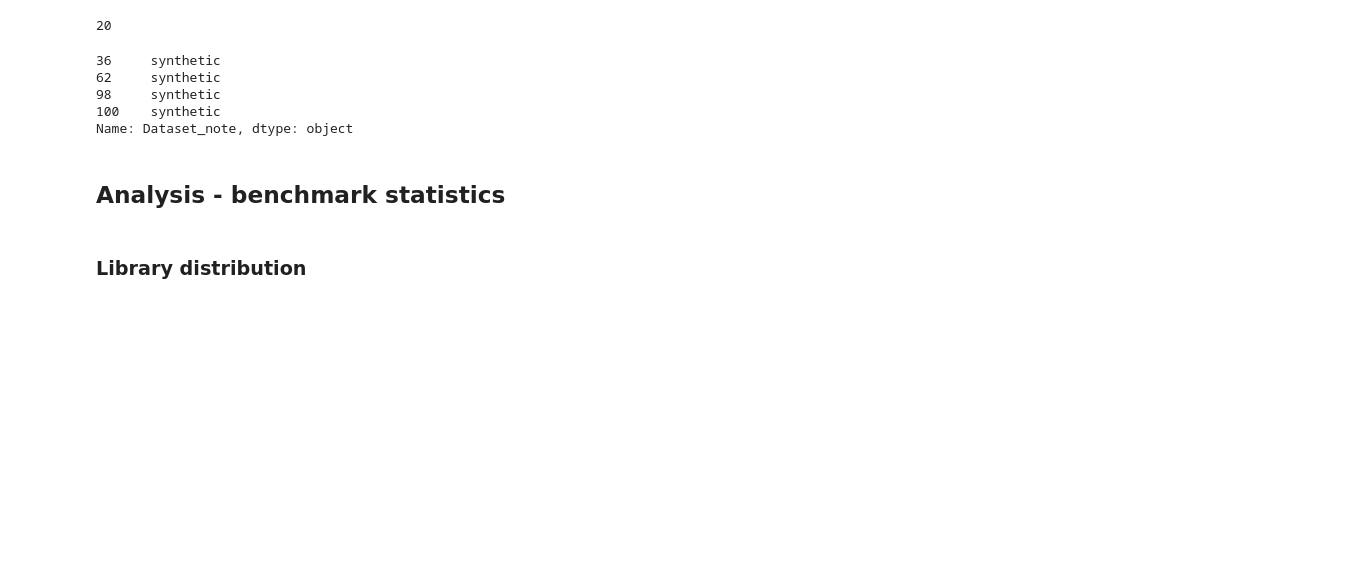
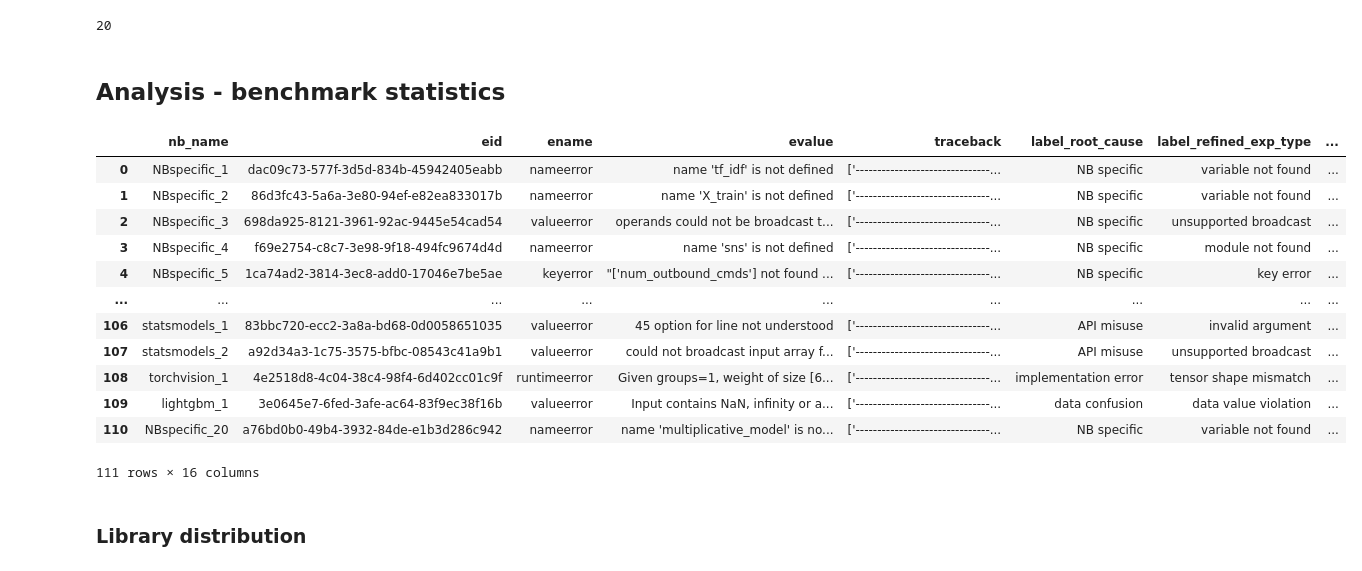
Before and after one commit to PELAB-LiU/JunoBench_construct, a Jupyter notebook: statistics_benchmark_all.ipynb, the cells around one changed output. Cells and saved outputs as stored; diff of their text form; code cells hidden in the pictures; blank space fills up the shorter version.

```diff
--- a/statistics_benchmark_all.ipynb
+++ b/statistics_benchmark_all.ipynb
@@ -71,11 +71,5 @@ df_bm_labels_all_merged_privatedata = df_bm_labels_all_merged[~df_bm_labels_all_
 # %%
-df_bm_labels_all_merged_privatedata.Dataset_note
+# df_bm_labels_all_merged_privatedata.Dataset_note
-# %% [output]
-36     synthetic
-62     synthetic
-98     synthetic
-100    synthetic
-Name: Dataset_note, dtype: object
 # %% [markdown]
 ## Analysis - benchmark statistics
 # %%
@@ -93,6 +87,22 @@ Name: Dataset_note, dtype: object
 # data_labeled_process.labeled_data_config_sum(df_bm_labels_all_merged,
 #                                              df_bm_labels_config,
 #                                              save_config_path = config.path_kaggle_benchmark_desc)
+# %%
+df_bm_labels_all_merged
+# %% [output]
+|  | nb_name | eid | ename | evalue | traceback | label_root_cause | label_refined_exp_type | ... |
+| 0 | NBspecific_1 | dac09c73-577f-3d5d-834b-45942405eabb | nameerror | name 'tf_idf' is not defined | ['-------------------------------... | NB specific | variable not found | ... |
+| 1 | NBspecific_2 | 86d3fc43-5a6a-3e80-94ef-e82ea833017b | nameerror | name 'X_train' is not defined | ['-------------------------------... | NB specific | variable not found | ... |
+| 2 | NBspecific_3 | 698da925-8121-3961-92ac-9445e54cad54 | valueerror | operands could not be broadcast t... | ['-------------------------------... | NB specific | unsupported broadcast | ... |
+| 3 | NBspecific_4 | f69e2754-c8c7-3e98-9f18-494fc9674d4d | nameerror | name 'sns' is not defined | ['-------------------------------... | NB specific | module not found | ... |
+| 4 | NBspecific_5 | 1ca74ad2-3814-3ec8-add0-17046e7be5ae | keyerror | "['num_outbound_cmds'] not found ... | ['-------------------------------... | NB specific | key error | ... |
+| ... | ... | ... | ... | ... | ... | ... | ... | ... |
+| 106 | statsmodels_1 | 83bbc720-ecc2-3a8a-bd68-0d0058651035 | valueerror | 45 option for line not understood | ['-------------------------------... | API misuse | invalid argument | ... |
+| 107 | statsmodels_2 | a92d34a3-1c75-3575-bfbc-08543c41a9b1 | valueerror | could not broadcast input array f... | ['-------------------------------... | API misuse | unsupported broadcast | ... |
+| 108 | torchvision_1 | 4e2518d8-4c04-38c4-98f4-6d402cc01c9f | runtimeerror | Given groups=1, weight of size [6... | ['-------------------------------... | implementation error | tensor shape mismatch | ... |
+| 109 | lightgbm_1 | 3e0645e7-6fed-3afe-ac64-83f9ec38f16b | valueerror | Input contains NaN, infinity or a... | ['-------------------------------... | data confusion | data value violation | ... |
+| 110 | NBspecific_20 | a76bd0b0-49b4-3932-84de-e1b3d286c942 | nameerror | name 'multiplicative_model' is no... | ['-------------------------------... | NB specific | variable not found | ... |
+111 rows × 16 columns
 # %% [markdown]
 ### Library distribution
 # %%
```
Also changed, not shown: parts of 7 cells of this notebook.
